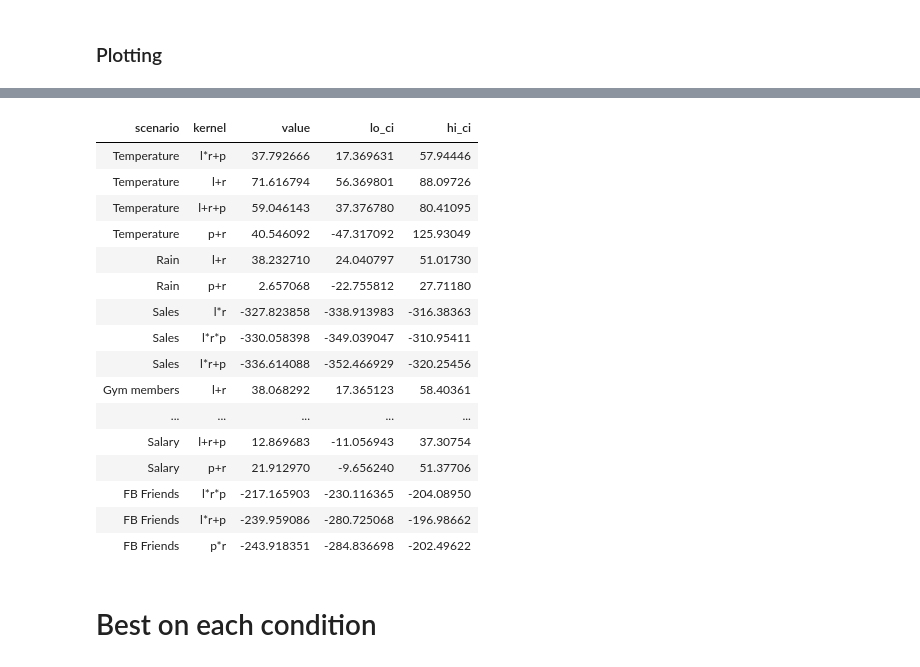
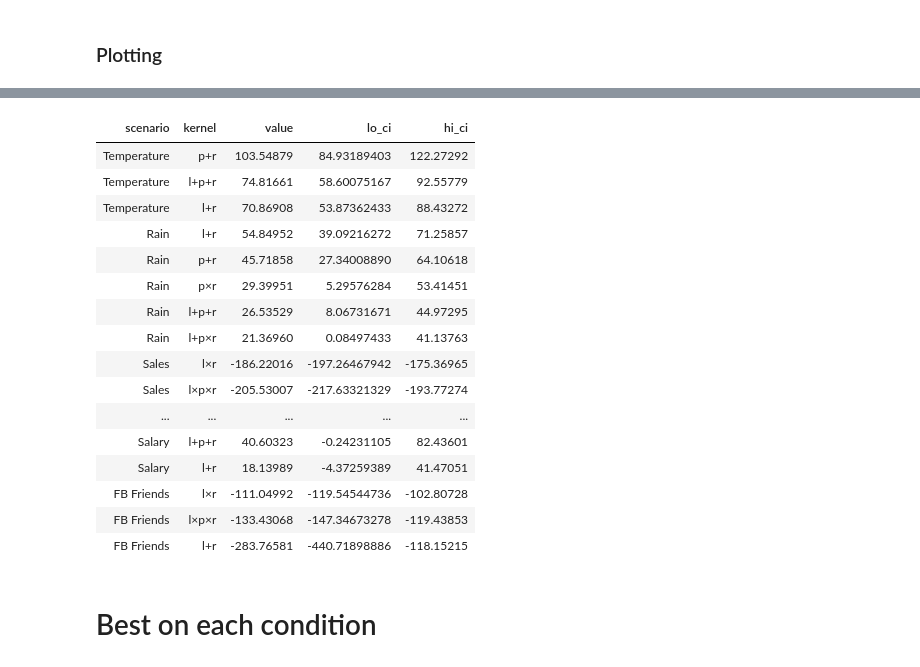
Before and after one commit to ericschulz/compforca, a Jupyter notebook: Data analysis/3- New compositional analysis.ipynb, the cells around one changed output, grey strips where cells are left out. Saved outputs shown, nothing was run; the diff lists cells and outputs as text; code cells hidden in the pictures.

```diff
--- a/Data analysis/3- New compositional analysis.ipynb
+++ b/Data analysis/3- New compositional analysis.ipynb
@@ -241,7 +266,7 @@ to_plot_prior %>%
 # %% [markdown]
 ### Preparing the data
 # %%
-lmls_posterior <- read_csv("output/full-bayesian-posterior/results_posterior_test_lmls.csv")
+lmls_posterior <- read_csv("output/minus-mean-treatment/results_posterior_lmls.csv")
 # %% [output]
 Parsed with column specification:
 cols(
@@ -266,6 +291,9 @@ lmls_posterior <- merge(x = lmls_posterior, y = dict_posterior, by = c("id", "id
 
 # Adding 'participant id' (pid)
 lmls_posterior$pid <- floor((lmls_posterior$id-1) / 6) + 1
+
+# Kernel composition name change
+lmls_posterior$kernel <- readable_kernel(lmls_posterior$kernel)
 # %% [output]
 Warning message:
 "Missing column names filled in: 'X1' [1]"Parsed with column specification:
@@ -332,7 +360,7 @@ paste0(round((lmls_posterior %>%
 # %%
 # Removing unusable data, and standardizing.
 lmls_posterior_f <- lmls_posterior %>%
-                    filter(second_exception == 'FALSE' & lml != -999999999) %>%
+                    filter(second_exception == 'False' & lml != -999999999) %>%
                     group_by(pid, scenario) %>%
                     mutate(lml_minus_min = lml - min(lml),
                            lml_standard = lml_minus_min / (max(lml_minus_min) - min (lml_minus_min)))
@@ -383,7 +411,7 @@ if(normalize_bool){
 }
 
 # Plotting magic
-to_plot_posterior$kernel <- factor(to_plot_posterior$kernel, levels=kernels)
+to_plot_posterior$kernel <- factor(to_plot_posterior$kernel, levels=readable_kernel(kernels))
 
 lmls_temperature <- to_plot_posterior %>% filter(scenario == "Temperature")
 lmls_rain <- to_plot_posterior %>% filter(scenario == "Rain")
@@ -421,29 +449,29 @@ to_plot_posterior %>%
 # %%
 # Which other kernel compositions are statistically equivalent
 to_plot_posterior %>%
     group_by(scenario) %>%
     filter(hi_ci > lo_ci[which.max(value)]) %>%
     select(scenario, kernel, value, lo_ci, hi_ci) %>%
     arrange(scenario) %>%
-    arrange(scenarios_order(scenario))
+    arrange(scenarios_order(scenario), -value)
 # %% [output]
 | scenario | kernel | value | lo_ci | hi_ci |
-| Temperature | l*r+p | 37.792666 | 17.369631 | 57.94446 |
-| Temperature | l+r | 71.616794 | 56.369801 | 88.09726 |
-| Temperature | l+r+p | 59.046143 | 37.376780 | 80.41095 |
-| Temperature | p+r | 40.546092 | -47.317092 | 125.93049 |
-| Rain | l+r | 38.232710 | 24.040797 | 51.01730 |
-| Rain | p+r | 2.657068 | -22.755812 | 27.71180 |
-| Sales | l*r | -327.823858 | -338.913983 | -316.38363 |
-| Sales | l*r*p | -330.058398 | -349.039047 | -310.95411 |
-| Sales | l*r+p | -336.614088 | -352.466929 | -320.25456 |
-| Gym members | l+r | 38.068292 | 17.365123 | 58.40361 |
+| Temperature | p+r | 103.54879 | 84.93189403 | 122.27292 |
+| Temperature | l+p+r | 74.81661 | 58.60075167 | 92.55779 |
+| Temperature | l+r | 70.86908 | 53.87362433 | 88.43272 |
+| Rain | l+r | 54.84952 | 39.09216272 | 71.25857 |
+| Rain | p+r | 45.71858 | 27.34008890 | 64.10618 |
+| Rain | p×r | 29.39951 | 5.29576284 | 53.41451 |
+| Rain | l+p+r | 26.53529 | 8.06731671 | 44.97295 |
+| Rain | l+p×r | 21.36960 | 0.08497433 | 41.13763 |
+| Sales | l×r | -186.22016 | -197.26467942 | -175.36965 |
+| Sales | l×p×r | -205.53007 | -217.63321329 | -193.77274 |
 | ... | ... | ... | ... | ... |
-| Salary | l+r+p | 12.869683 | -11.056943 | 37.30754 |
-| Salary | p+r | 21.912970 | -9.656240 | 51.37706 |
-| FB Friends | l*r*p | -217.165903 | -230.116365 | -204.08950 |
-| FB Friends | l*r+p | -239.959086 | -280.725068 | -196.98662 |
-| FB Friends | p*r | -243.918351 | -284.836698 | -202.49622 |
+| Salary | l+p+r | 40.60323 | -0.24231105 | 82.43601 |
+| Salary | l+r | 18.13989 | -4.37259389 | 41.47051 |
+| FB Friends | l×r | -111.04992 | -119.54544736 | -102.80728 |
+| FB Friends | l×p×r | -133.43068 | -147.34673278 | -119.43853 |
+| FB Friends | l+r | -283.76581 | -440.71898886 | -118.15215 |
 # %% [markdown]
 # Best on each condition
 # %%
```
Also changed, not shown: parts of 14 cells of this notebook, 2 other files.
